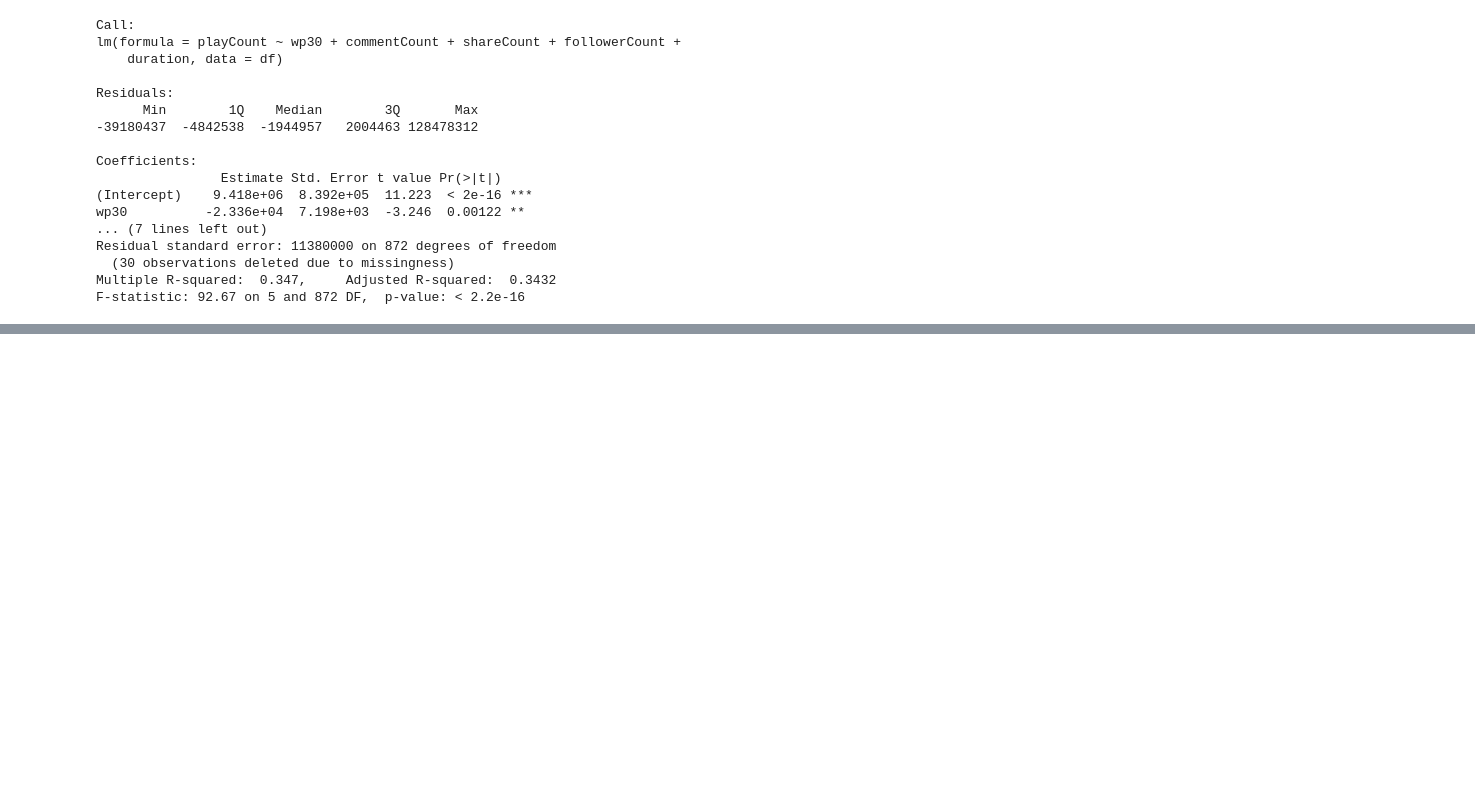
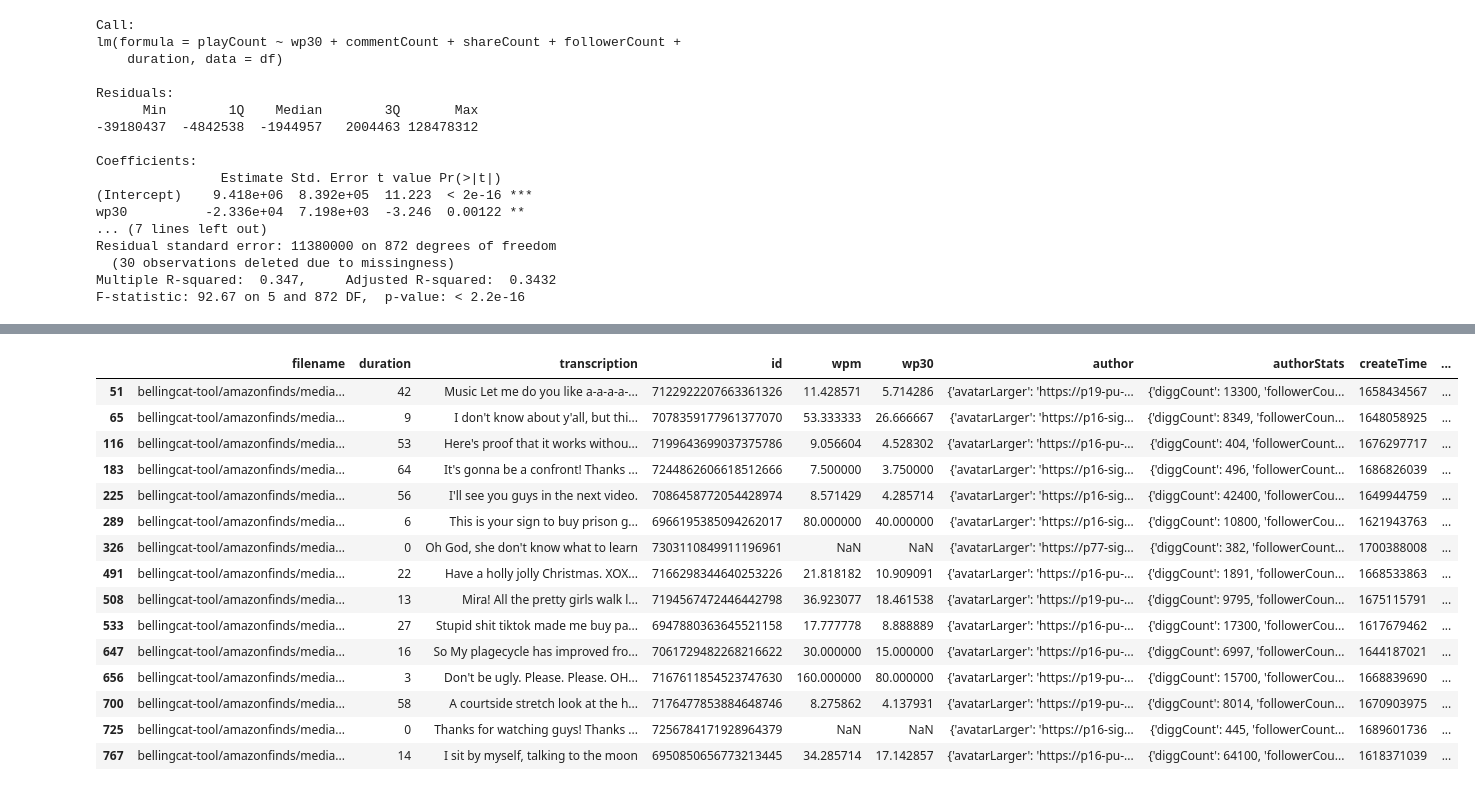
Before and after one commit to dlaiu/tiktok-accent-all-files, a Jupyter notebook: eda-2.ipynb, the cells around one changed output, grey strips where cells are left out. Saved outputs shown, nothing was run; the diff lists cells and outputs as text; code cells hidden in the pictures; blank space fills up the shorter version.

```diff
--- a/eda-2.ipynb
+++ b/eda-2.ipynb
@@ -147,0 +188,20 @@ F-statistic: 92.67 on 5 and 872 DF,  p-value: < 2.2e-16
+# %%
+#count wordCount == 0
+df[df['wordCount'] == 8]
+# %% [output]
+|  | filename | duration | transcription | id | wpm | wp30 | author | authorStats | createTime | ... |
+| 51 | bellingcat-tool/amazonfinds/media... | 42 | Music Let me do you like a-a-a-a-... | 7122922207663361326 | 11.428571 | 5.714286 | {'avatarLarger': 'https://p19-pu-... | {'diggCount': 13300, 'followerCou... | 1658434567 | ... |
+| 65 | bellingcat-tool/amazonfinds/media... | 9 | I don't know about y'all, but thi... | 7078359177961377070 | 53.333333 | 26.666667 | {'avatarLarger': 'https://p16-sig... | {'diggCount': 8349, 'followerCoun... | 1648058925 | ... |
+| 116 | bellingcat-tool/amazonfinds/media... | 53 | Here's proof that it works withou... | 7199643699037375786 | 9.056604 | 4.528302 | {'avatarLarger': 'https://p16-pu-... | {'diggCount': 404, 'followerCount... | 1676297717 | ... |
+| 183 | bellingcat-tool/amazonfinds/media... | 64 | It's gonna be a confront! Thanks ... | 7244862606618512666 | 7.500000 | 3.750000 | {'avatarLarger': 'https://p16-sig... | {'diggCount': 496, 'followerCount... | 1686826039 | ... |
+| 225 | bellingcat-tool/amazonfinds/media... | 56 | I'll see you guys in the next video. | 7086458772054428974 | 8.571429 | 4.285714 | {'avatarLarger': 'https://p16-sig... | {'diggCount': 42400, 'followerCou... | 1649944759 | ... |
+| 289 | bellingcat-tool/amazonfinds/media... | 6 | This is your sign to buy prison g... | 6966195385094262017 | 80.000000 | 40.000000 | {'avatarLarger': 'https://p16-sig... | {'diggCount': 10800, 'followerCou... | 1621943763 | ... |
+| 326 | bellingcat-tool/amazonfinds/media... | 0 | Oh God, she don't know what to learn | 7303110849911196961 | NaN | NaN | {'avatarLarger': 'https://p77-sig... | {'diggCount': 382, 'followerCount... | 1700388008 | ... |
+| 491 | bellingcat-tool/amazonfinds/media... | 22 | Have a holly jolly Christmas. XOX... | 7166298344640253226 | 21.818182 | 10.909091 | {'avatarLarger': 'https://p16-pu-... | {'diggCount': 1891, 'followerCoun... | 1668533863 | ... |
+| 508 | bellingcat-tool/amazonfinds/media... | 13 | Mira! All the pretty girls walk l... | 7194567472446442798 | 36.923077 | 18.461538 | {'avatarLarger': 'https://p19-pu-... | {'diggCount': 9795, 'followerCoun... | 1675115791 | ... |
+| 533 | bellingcat-tool/amazonfinds/media... | 27 | Stupid shit tiktok made me buy pa... | 6947880363645521158 | 17.777778 | 8.888889 | {'avatarLarger': 'https://p16-pu-... | {'diggCount': 17300, 'followerCou... | 1617679462 | ... |
+| 647 | bellingcat-tool/amazonfinds/media... | 16 | So My plagecycle has improved fro... | 7061729482268216622 | 30.000000 | 15.000000 | {'avatarLarger': 'https://p16-pu-... | {'diggCount': 6997, 'followerCoun... | 1644187021 | ... |
+| 656 | bellingcat-tool/amazonfinds/media... | 3 | Don't be ugly. Please. Please. OH... | 7167611854523747630 | 160.000000 | 80.000000 | {'avatarLarger': 'https://p19-pu-... | {'diggCount': 15700, 'followerCou... | 1668839690 | ... |
+| 700 | bellingcat-tool/amazonfinds/media... | 58 | A courtside stretch look at the h... | 7176477853884648746 | 8.275862 | 4.137931 | {'avatarLarger': 'https://p19-pu-... | {'diggCount': 8014, 'followerCoun... | 1670903975 | ... |
+| 725 | bellingcat-tool/amazonfinds/media... | 0 | Thanks for watching guys! Thanks ... | 7256784171928964379 | NaN | NaN | {'avatarLarger': 'https://p16-sig... | {'diggCount': 445, 'followerCount... | 1689601736 | ... |
+| 767 | bellingcat-tool/amazonfinds/media... | 14 | I sit by myself, talking to the moon | 6950850656773213445 | 34.285714 | 17.142857 | {'avatarLarger': 'https://p16-pu-... | {'diggCount': 64100, 'followerCou... | 1618371039 | ... |
```
Also changed, not shown: parts of 16 cells of this notebook, 10 other files.
